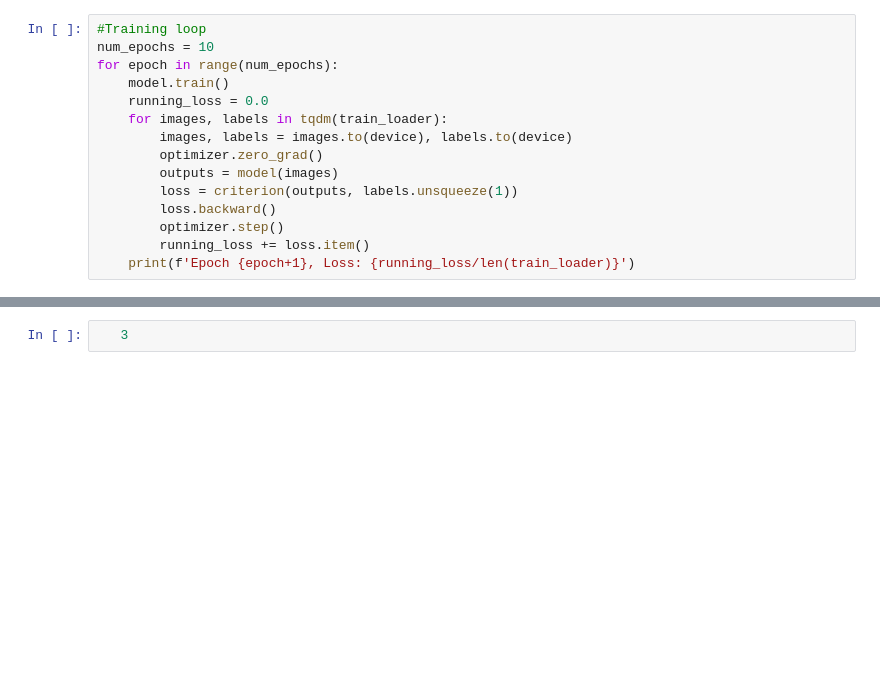
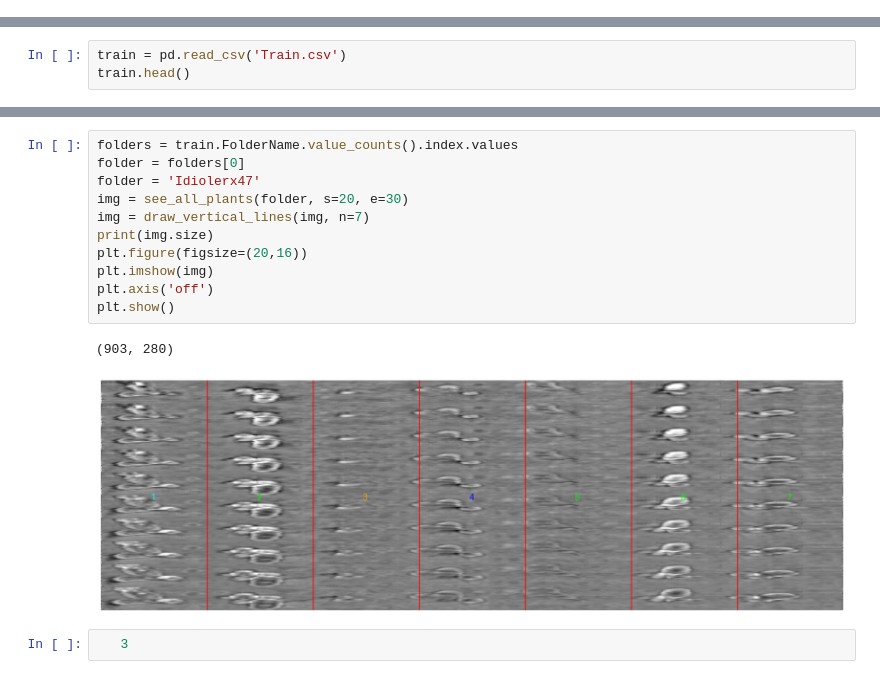
Before and after one commit to rainhard-obura/computer_vision_projects, a Jupyter notebook: root_volume_estimation_challenge/notebook.ipynb, the cells around one changed output, grey strips where cells are left out. Cells and saved outputs as stored; diff of their text form; blank space fills up the shorter version.

```diff
--- a/root_volume_estimation_challenge/notebook.ipynb
+++ b/root_volume_estimation_challenge/notebook.ipynb
@@ -143,15 +0,0 @@ optimizer = optim.Adam(model.parameters(), lr=0.001)
-# %%
-#Training loop
-num_epochs = 10
-for epoch in range(num_epochs):
-    model.train()
-    running_loss = 0.0
-    for images, labels in tqdm(train_loader):
-        images, labels = images.to(device), labels.to(device)
-        optimizer.zero_grad()
-        outputs = model(images)
-        loss = criterion(outputs, labels.unsqueeze(1))
-        loss.backward()
-        optimizer.step()
-        running_loss += loss.item()
-    print(f'Epoch {epoch+1}, Loss: {running_loss/len(train_loader)}')
@@ -164,0 +99,3 @@ UnboundLocalError: cannot access local variable 'combined_image' where it is not
+# %%
+train = pd.read_csv('Train.csv')
+train.head()
@@ -165,2 +119,16 @@ UnboundLocalError: cannot access local variable 'combined_image' where it is not
+# %%
+folders = train.FolderName.value_counts().index.values
+folder = folders[0]
+folder = 'Idiolerx47'
+img = see_all_plants(folder, s=20, e=30)
+img = draw_vertical_lines(img, n=7)
+print(img.size)
+plt.figure(figsize=(20,16))
+plt.imshow(img)
+plt.axis('off')
+plt.show()
+# %% [output]
+(903, 280)
+[figure, added]
 # %%
    3
```
Also changed, not shown: parts of 16 cells of this notebook, 1 other file.
